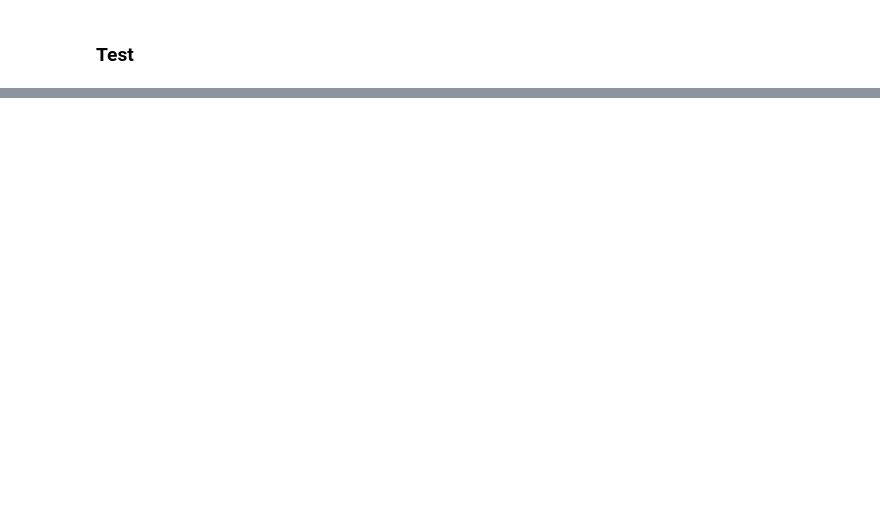
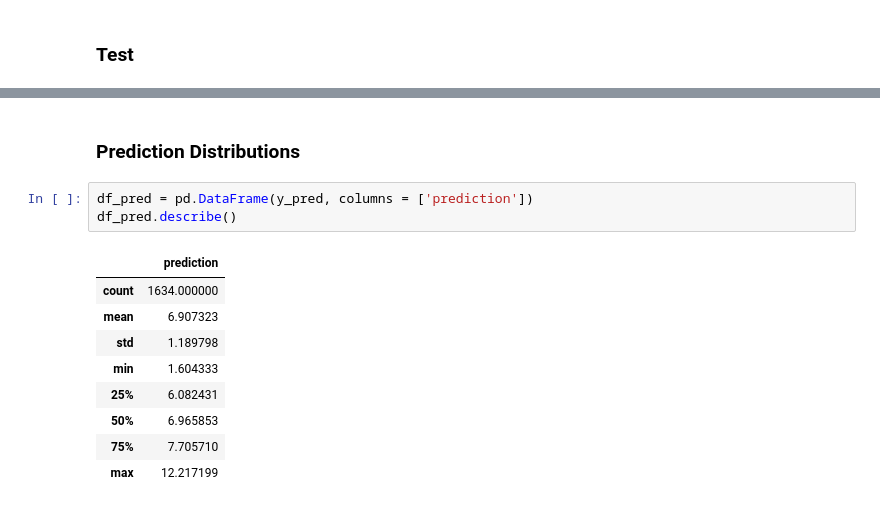
Before and after one commit to kavehbc/data-neural-network, a Jupyter notebook: notebooks/27-nn-movies-regressor.ipynb, the cells around one changed output, grey strips where cells are left out. Drawn from its saved outputs; the diff is of its cells as text; blank space fills up the shorter version.

```diff
--- a/notebooks/27-nn-movies-regressor.ipynb
+++ b/notebooks/27-nn-movies-regressor.ipynb
@@ -127,0 +139,15 @@ MSE: 1.602134226571119
+# %% [markdown]
+### Prediction Distributions
+# %%
+df_pred = pd.DataFrame(y_pred, columns = ['prediction'])
+df_pred.describe()
+# %% [output]
+|  | prediction |
+| count | 1634.000000 |
+| mean | 6.907323 |
+| std | 1.189798 |
+| min | 1.604333 |
+| 25% | 6.082431 |
+| 50% | 6.965853 |
+| 75% | 7.705710 |
+| max | 12.217199 |
```
Also changed, not shown: parts of 8 cells of this notebook, 3 other files.
